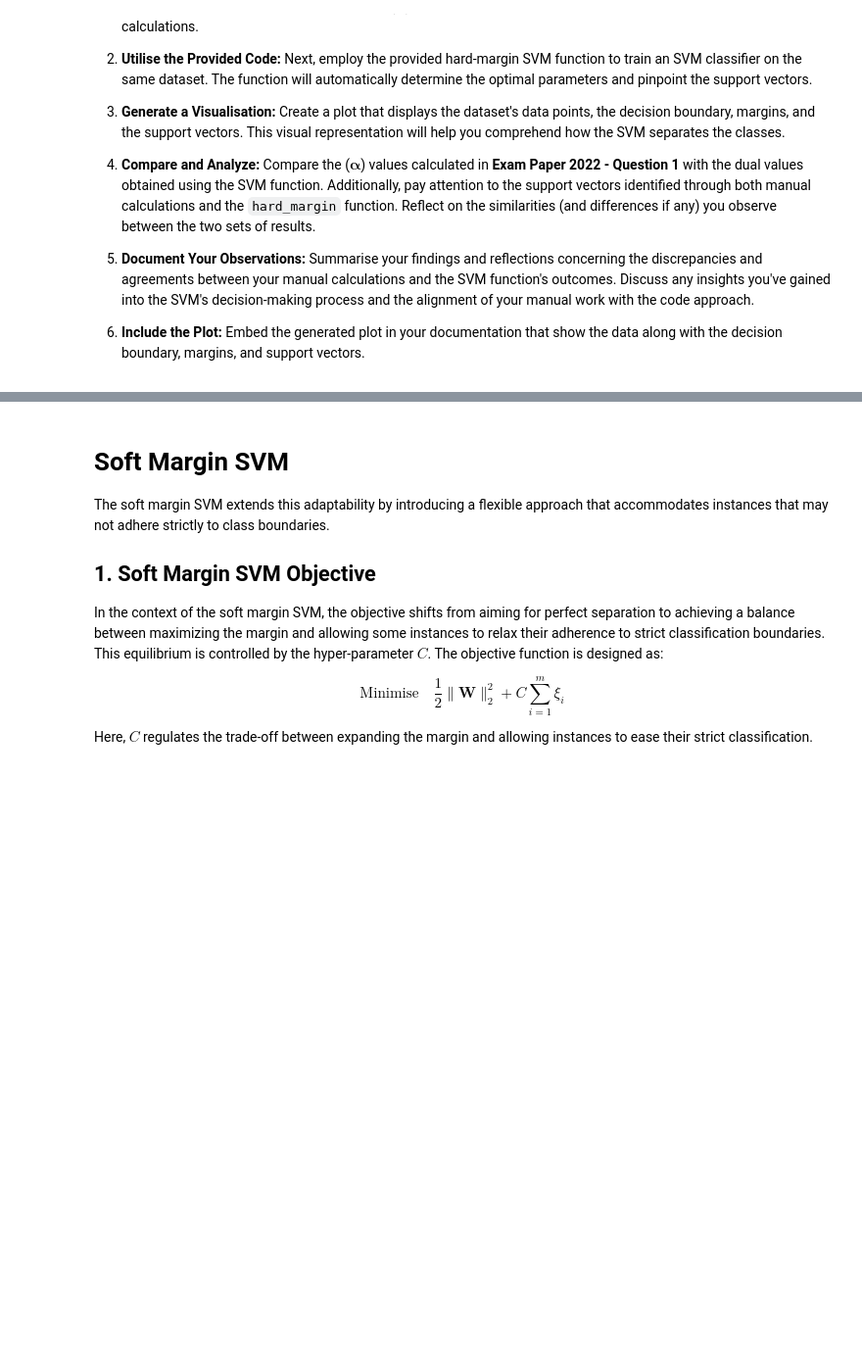
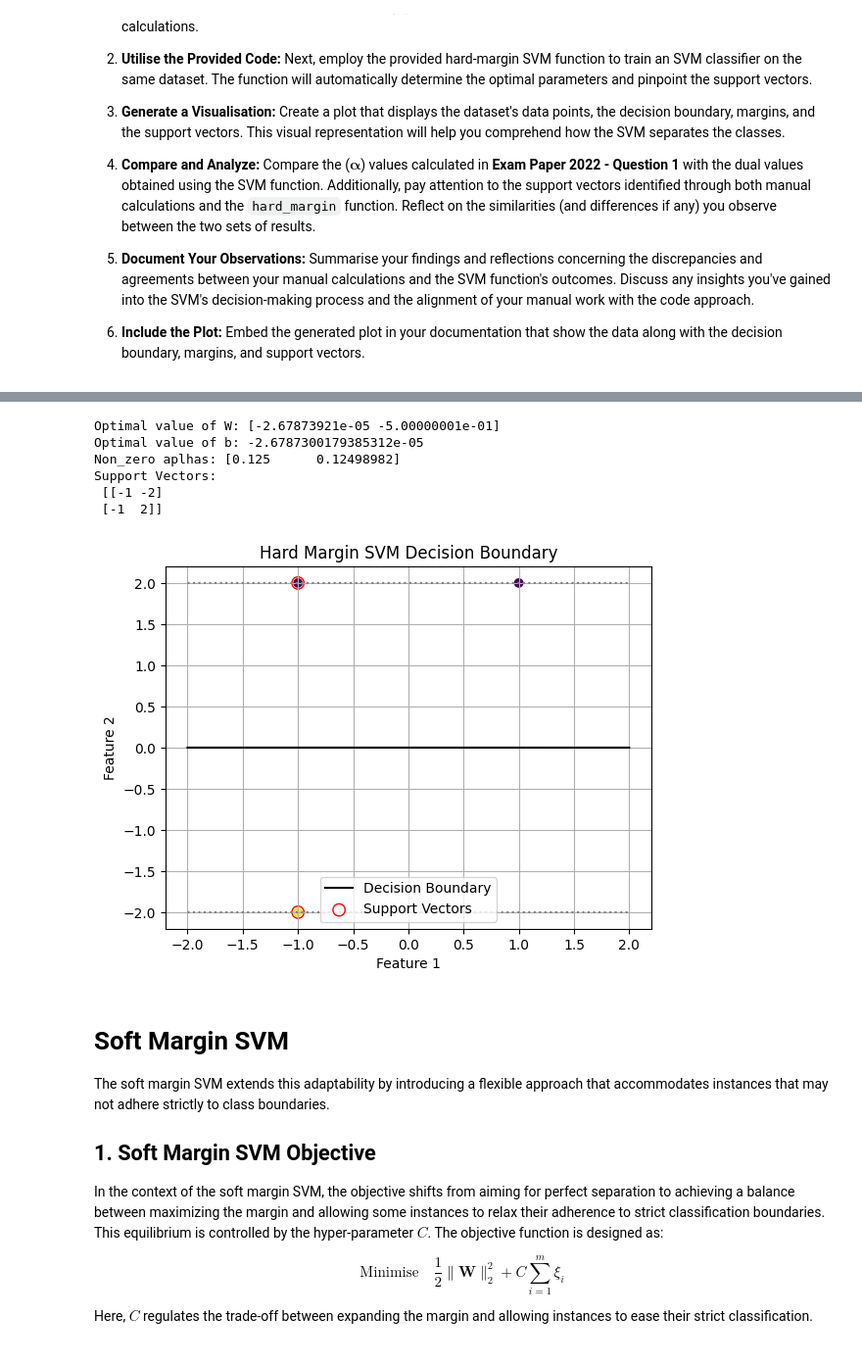
Before and after one commit to FajarKKP/Coding, a Jupyter notebook: 06_ML_SVM.ipynb, the cells around one changed output, grey strips where cells are left out. Shown at 98% size. Cells and saved outputs as stored; diff of their text form; code cells hidden in the pictures; blank space fills up the shorter version.

```diff
--- a/06_ML_SVM.ipynb
+++ b/06_ML_SVM.ipynb
@@ -212,3 +236,14 @@ In this task, you will compare the outcomes calculated in **Exam Paper 2022 - Qu
+# %%
+# Use the SVM
+hard_margin(X, y)
+# %% [output]
+Optimal value of W: [-2.67873921e-05 -5.00000001e-01]
+Optimal value of b: -2.6787300179385312e-05
+Non_zero aplhas: [0.125      0.12498982]
+Support Vectors:
+ [[-1 -2]
+ [-1  2]]
+[figure, added]
 # %% [markdown]
 # Soft Margin SVM
 
```
Also changed, not shown: parts of 2 cells of this notebook.
